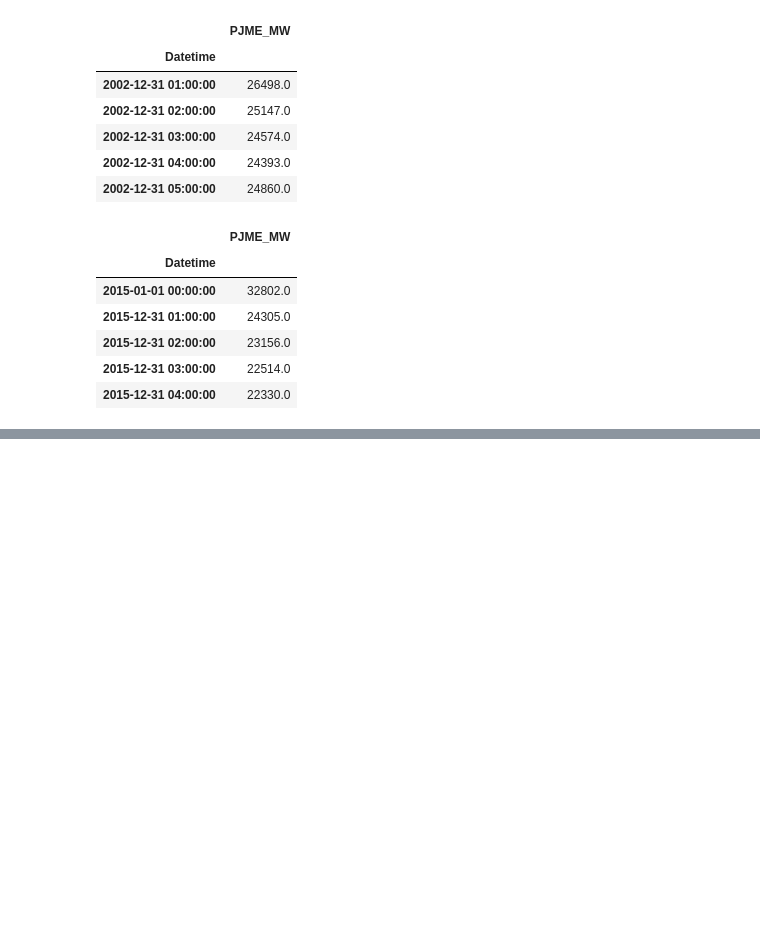
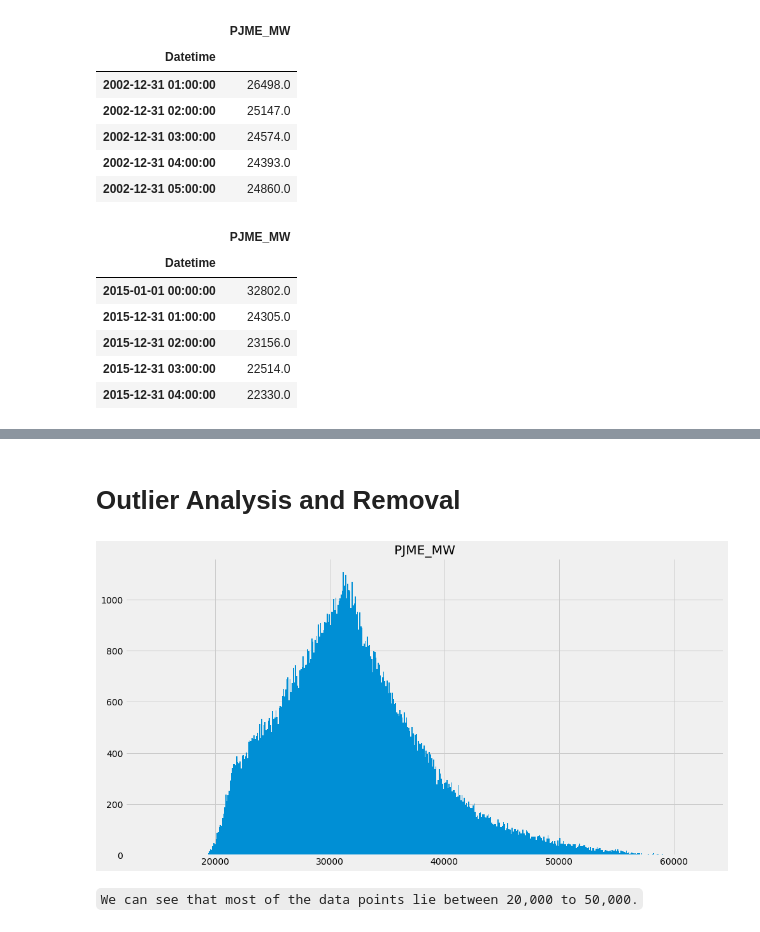
Before and after one commit to singhmanish2411/Energy-Comsumption-Forecasting, a Jupyter notebook: forcasting.ipynb, the cells around one changed output, grey strips where cells are left out. Cells and saved outputs as stored; diff of their text form; code cells hidden in the pictures; blank space fills up the shorter version.

```diff
--- a/forcasting.ipynb
+++ b/forcasting.ipynb
@@ -189,0 +286,9 @@ create_features(train)
+# %% [markdown]
+# **Outlier Analysis and Removal**
+# %%
+df.hist('PJME_MW', bins= 500 , figsize=(15,8))
+plt.show()
+# %% [output]
+[figure, added]
+# %% [markdown]
+`We can see that most of the data points lie between 20,000 to 50,000.`
```
Also changed, not shown: parts of 18 cells of this notebook.
